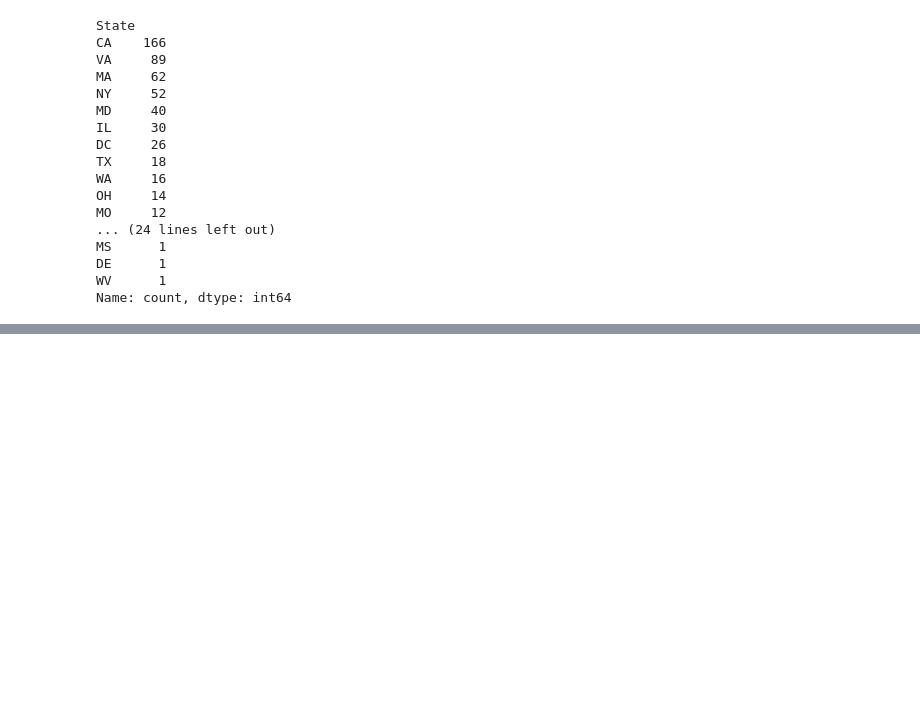
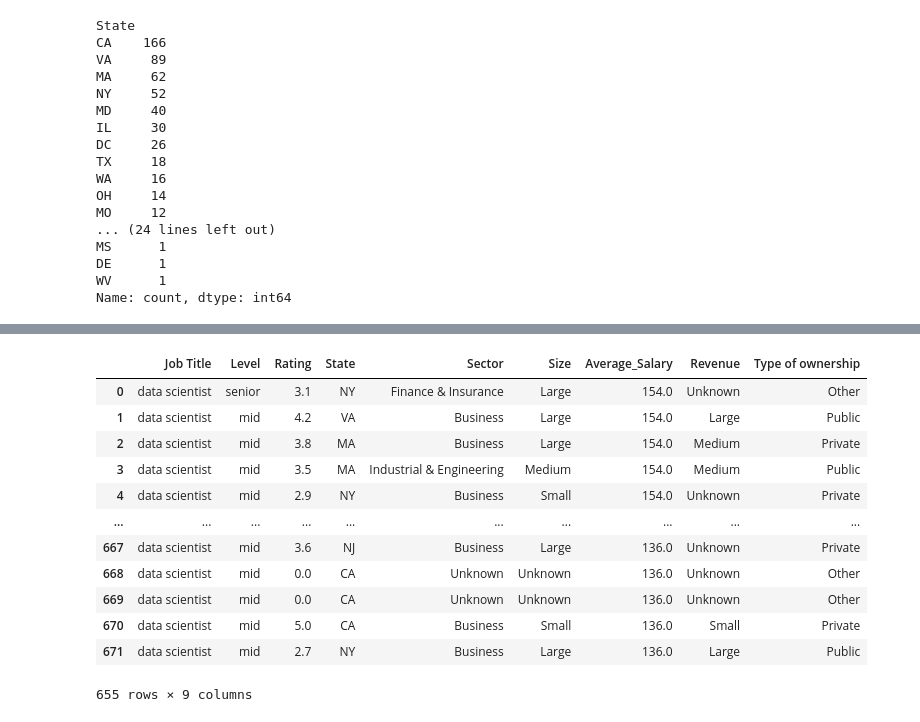
Before and after one commit to swjung333/Data_Science_Python, a Jupyter notebook: Data_Science_Job_Posting_Analysis.ipynb, the cells around one changed output, grey strips where cells are left out. Drawn from its saved outputs; the diff is of its cells as text; code cells hidden in the pictures; blank space fills up the shorter version.

```diff
--- a/Data_Science_Job_Posting_Analysis.ipynb
+++ b/Data_Science_Job_Posting_Analysis.ipynb
@@ -740,0 +900,8 @@ Name: count, dtype: int64
+# %%
+# Remove extra space
+
+df["Type of ownership"] = df["Type of ownership"].str.strip()
+
+# Replace "-1" with "Unknown"
+
+df["Type of ownership"] = df["Type of ownership"].replace("-1", "Unknown")
@@ -740,0 +950,24 @@ Name: count, dtype: int64
+# %%
+df["Revenue"] = df["Revenue"].str.strip()
+
+def cleaned_Revenue(Revenue):
+
+    if Revenue == "-1" or Revenue == "Unknown / Non-Applicable":
+        return "Unknown"
+
+    elif Revenue in ["Less than $1 million (USD)", "$1 to $5 million (USD)", "$5 to $10 million (USD)", "$10 to $25 million (USD)"]:
+        return "Small"
+
+    elif Revenue in ["$25 to $50 million (USD)", "$50 to $100 million (USD)", "$100 to $500 million (USD)"]:
+        return "Medium"
+
+    elif Revenue in ["$500 million to $1 billion (USD)", "$1 to $2 billion (USD)", "$2 to $5 billion (USD)"]:
+        return "Large"
+
+    elif Revenue in ["$5 to $10 billion (USD)", "$10+ billion (USD)"]:
+        return "Very Large"
+
+    else:
+        return "Unknown"
+
+df["Revenue"] = df["Revenue"].apply(cleaned_Revenue)
@@ -740,0 +986,20 @@ Name: count, dtype: int64
+# %%
+# Keep only final columns :
+
+cleaned_df = df[["Job Title", "Level", "Rating", "State", "Sector", "Size", "Average_Salary", "Revenue", "Type of ownership"]]
+# %%
+cleaned_df
+# %% [output]
+|  | Job Title | Level | Rating | State | Sector | Size | Average_Salary | Revenue | Type of ownership |
+| 0 | data scientist | senior | 3.1 | NY | Finance & Insurance | Large | 154.0 | Unknown | Other |
+| 1 | data scientist | mid | 4.2 | VA | Business | Large | 154.0 | Large | Public |
+| 2 | data scientist | mid | 3.8 | MA | Business | Large | 154.0 | Medium | Private |
+| 3 | data scientist | mid | 3.5 | MA | Industrial & Engineering | Medium | 154.0 | Medium | Public |
+| 4 | data scientist | mid | 2.9 | NY | Business | Small | 154.0 | Unknown | Private |
+| ... | ... | ... | ... | ... | ... | ... | ... | ... | ... |
+| 667 | data scientist | mid | 3.6 | NJ | Business | Large | 136.0 | Unknown | Private |
+| 668 | data scientist | mid | 0.0 | CA | Unknown | Unknown | 136.0 | Unknown | Other |
+| 669 | data scientist | mid | 0.0 | CA | Unknown | Unknown | 136.0 | Unknown | Other |
+| 670 | data scientist | mid | 5.0 | CA | Business | Small | 136.0 | Small | Private |
+| 671 | data scientist | mid | 2.7 | NY | Business | Large | 136.0 | Large | Public |
+655 rows × 9 columns
```
Also changed, not shown: parts of 20 cells of this notebook.
